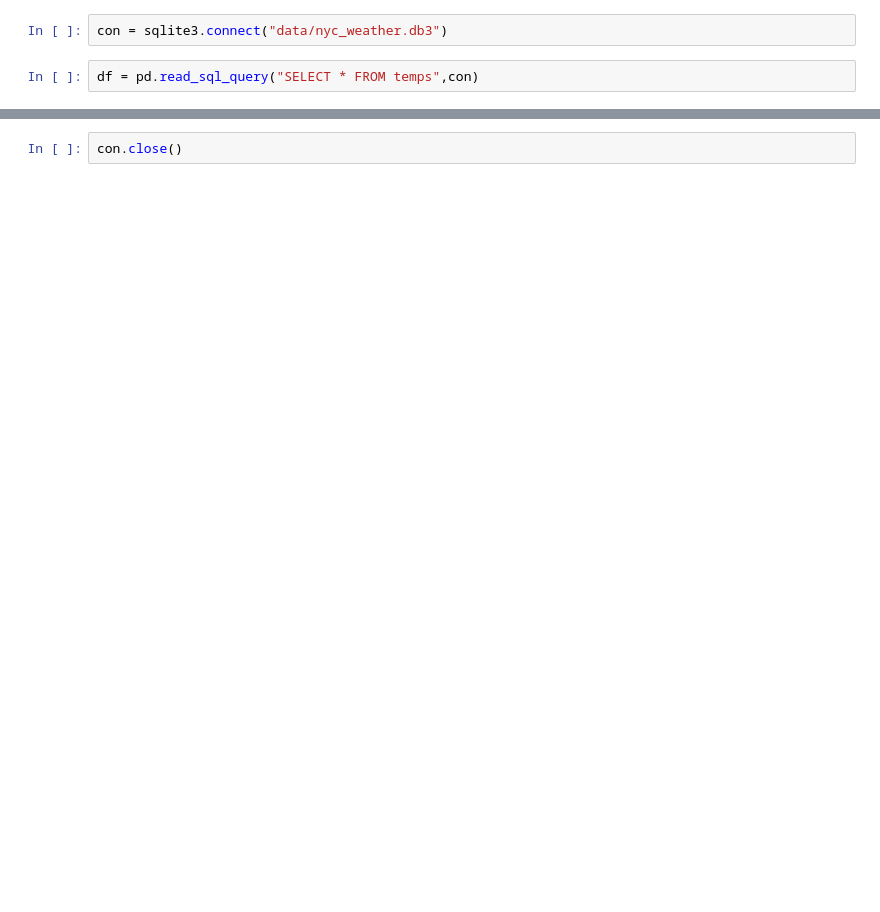
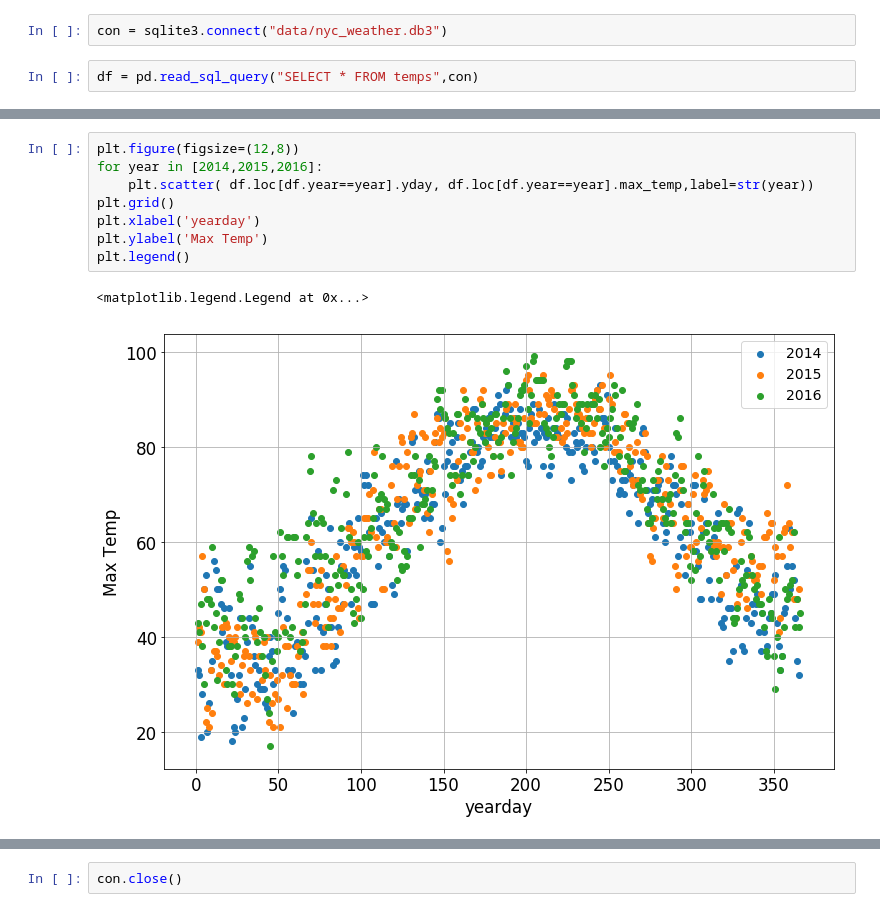
Before and after one commit to andypicke/Springboard_DataScience, a Jupyter notebook: Capstone_1/Examine_weather_data_nyc.ipynb, the cells around one changed output, grey strips where cells are left out. Drawn from its saved outputs; the diff is of its cells as text; blank space fills up the shorter version.

```diff
--- a/Capstone_1/Examine_weather_data_nyc.ipynb
+++ b/Capstone_1/Examine_weather_data_nyc.ipynb
@@ -21 +35,12 @@ plt.ylabel('Max temp')
+# %%
+plt.figure(figsize=(12,8))
+for year in [2014,2015,2016]:
+    plt.scatter( df.loc[df.year==year].yday, df.loc[df.year==year].max_temp,label=str(year))
+plt.grid()
+plt.xlabel('yearday')
+plt.ylabel('Max Temp')
+plt.legend()
+# %% [output]
+<matplotlib.legend.Legend at 0x...>
+[figure, added]
 # %%
```
Also changed, not shown: parts of 11 cells of this notebook.
